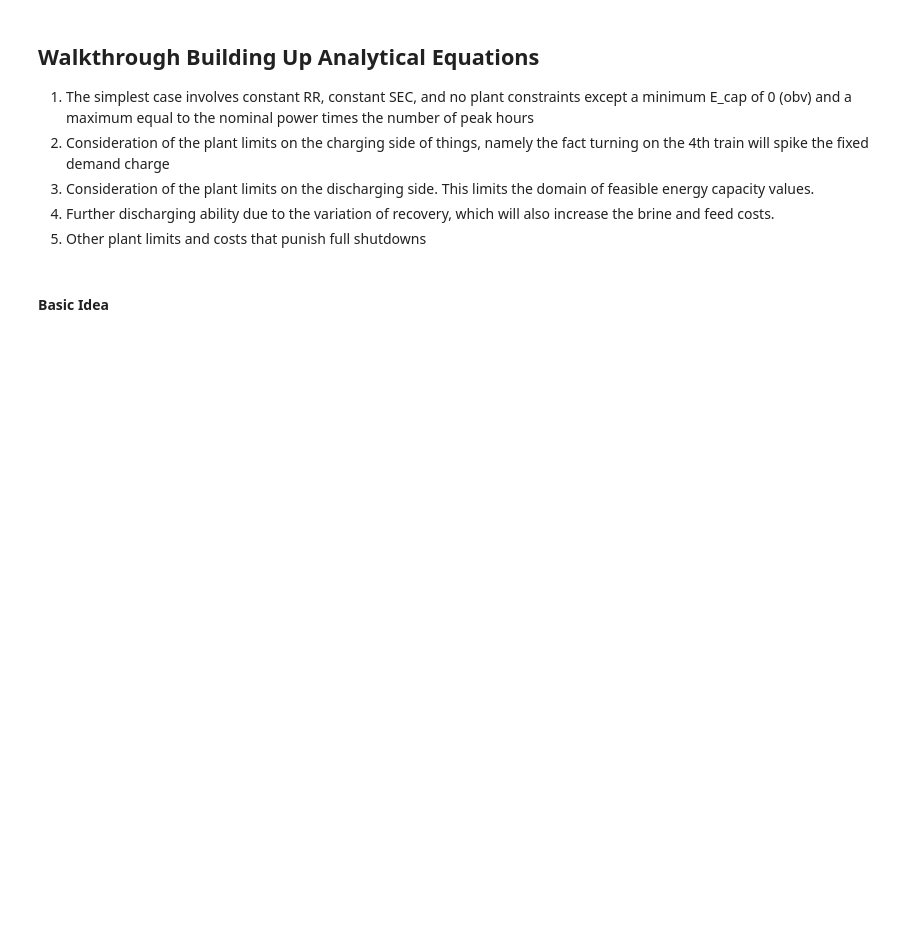
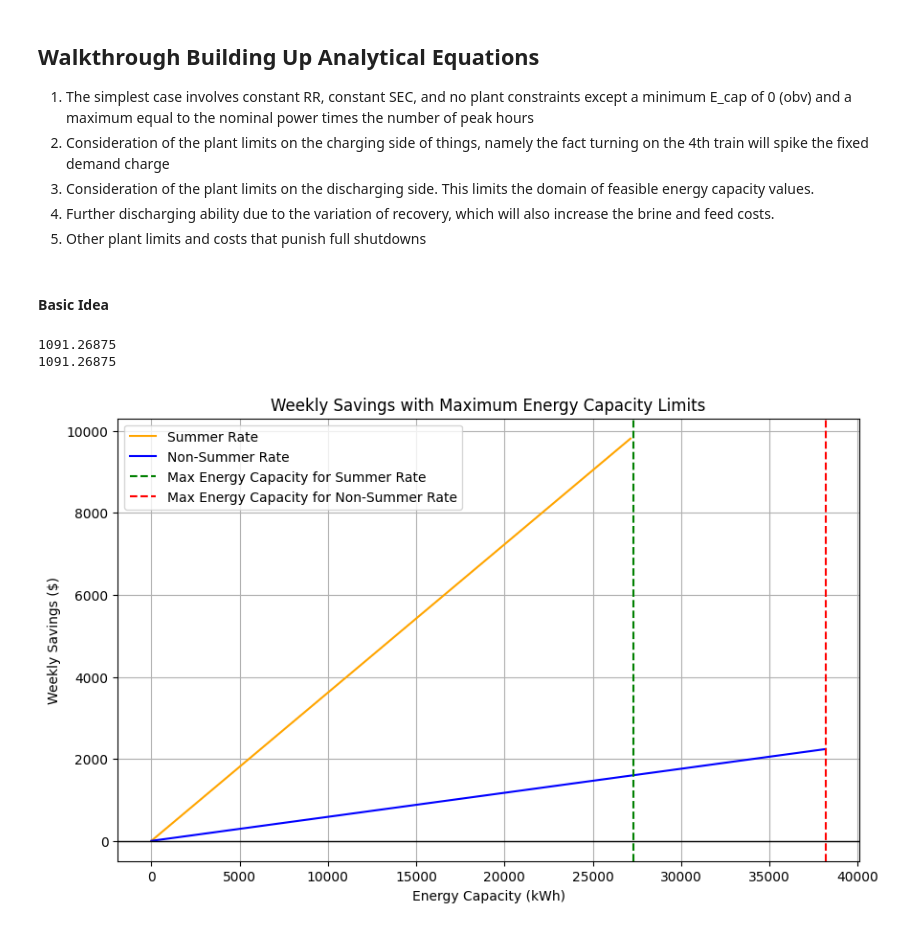
Before and after one commit to jakechurchi/watertap, a Jupyter notebook: tutorials/flex_ro/report/simple_savings.ipynb, the cells around one changed output. Drawn from its saved outputs; the diff is of its cells as text; code cells hidden in the pictures; blank space fills up the shorter version.

```diff
--- a/tutorials/flex_ro/report/simple_savings.ipynb
+++ b/tutorials/flex_ro/report/simple_savings.ipynb
@@ -239,11 +245,9 @@ winter_weekly_rate = {
     "off_peak_consumption_cost": 0.0929,
 }
 
-basic_wrd_plant_chars = {"SEC": 0.44, "Q_perm_nom": 605 * 0.925}
+basic_wrd_plant_chars = {"SEC": 0.65, "Q_perm_nom": 605 * 0.925}
 
 # Define the savings function
-
-
 def basic_weekly_savings(energy_capacity, plant_chars, electricity_rate):
     energy_capacity = np.asarray(energy_capacity, dtype=float)
     total_hrs = 7 * 24  # Assuming 30 days = one month
@@ -273,12 +277,11 @@ def basic_weekly_savings(energy_capacity, plant_chars, electricity_rate):
         power_capacity_disc * electricity_rate["peak_demand_cost"]
         - power_capacity_charging * electricity_rate["off_peak_demand_cost"]
         + energy_capacity
-        * (
-            electricity_rate["peak_consumption_cost"]
-            - electricity_rate["off_peak_consumption_cost"]
-        ),
+        * (electricity_rate["peak_consumption_cost"]
+            - electricity_rate["off_peak_consumption_cost"]),
         None,
     )
+    print(3 * plant_chars["Q_perm_nom"] * plant_chars["SEC"])
     return savings
 
 
@@ -288,38 +291,42 @@ y2 = basic_weekly_savings(x, basic_wrd_plant_chars, winter_weekly_rate)
 
 plt.figure(figsize=(10, 6))
 plt.plot(x, y1, label="Summer Rate", color="orange")
-plt.plot(x, y2, label="Winter Rate", color="blue")
+plt.plot(x, y2, label="Non-Summer Rate", color="blue")
 summer_max_energy_capacity = (
     3
     * basic_wrd_plant_chars["Q_perm_nom"]
     * summer_weekly_rate["num_peak_hrs"]
     * basic_wrd_plant_chars["SEC"]
 )
 winter_max_energy_capacity = (
     3
     * basic_wrd_plant_chars["Q_perm_nom"]
     * winter_weekly_rate["num_peak_hrs"]
     * basic_wrd_plant_chars["SEC"]
 )
 plt.axvline(
     summer_max_energy_capacity,
     color="green",
     linestyle="--",
     label="Max Energy Capacity for Summer Rate",
 )
 plt.axvline(
     winter_max_energy_capacity,
     color="red",
     linestyle="--",
-    label="Max Energy Capacity for Winter Rate",
+    label="Max Energy Capacity for Non-Summer Rate",
 )
 
 plt.title("Weekly Savings with Maximum Energy Capacity Limits")
 plt.xlabel("Energy Capacity (kWh)")
 plt.ylabel("Weekly Savings ($)")
 plt.legend()
 plt.axhline(0, color="black", linestyle="-", linewidth=1)
 plt.grid(True)
 plt.savefig("weekly_savings_plot.png", dpi=300)
+# %% [output]
+1091.26875
+1091.26875
+[figure, added]
 # %% [markdown]
 #### Add the "Charging" plant constraints
```
Also changed, not shown: parts of 8 cells of this notebook, 4 other files.
